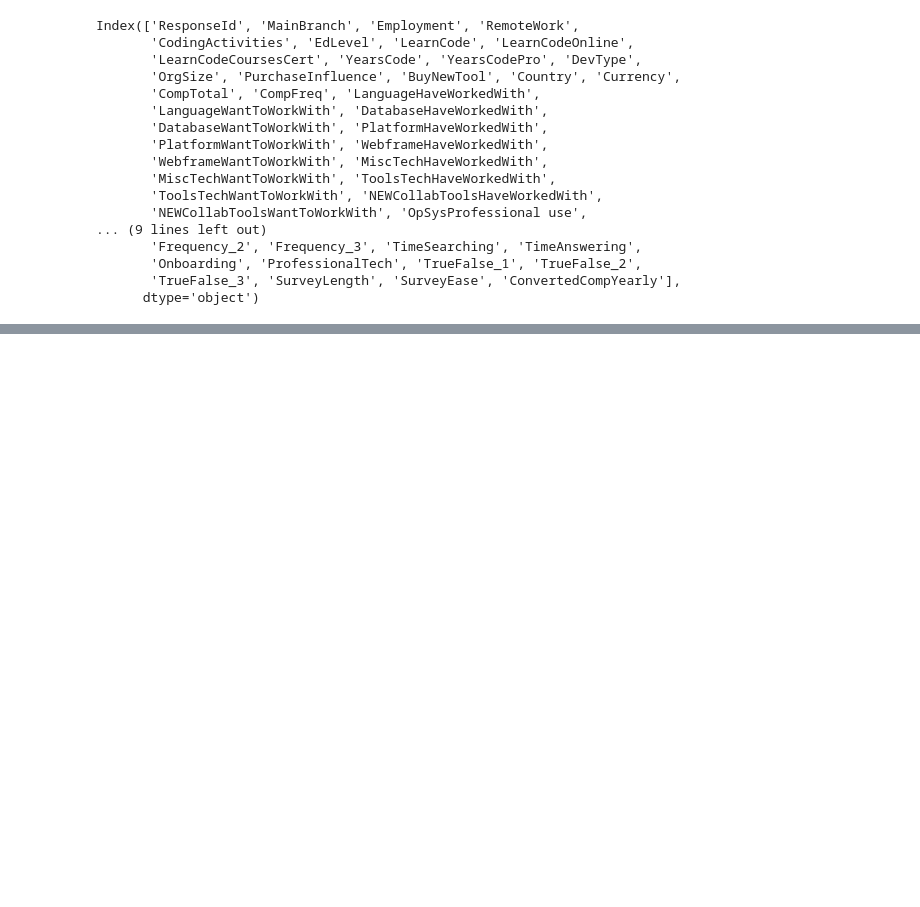
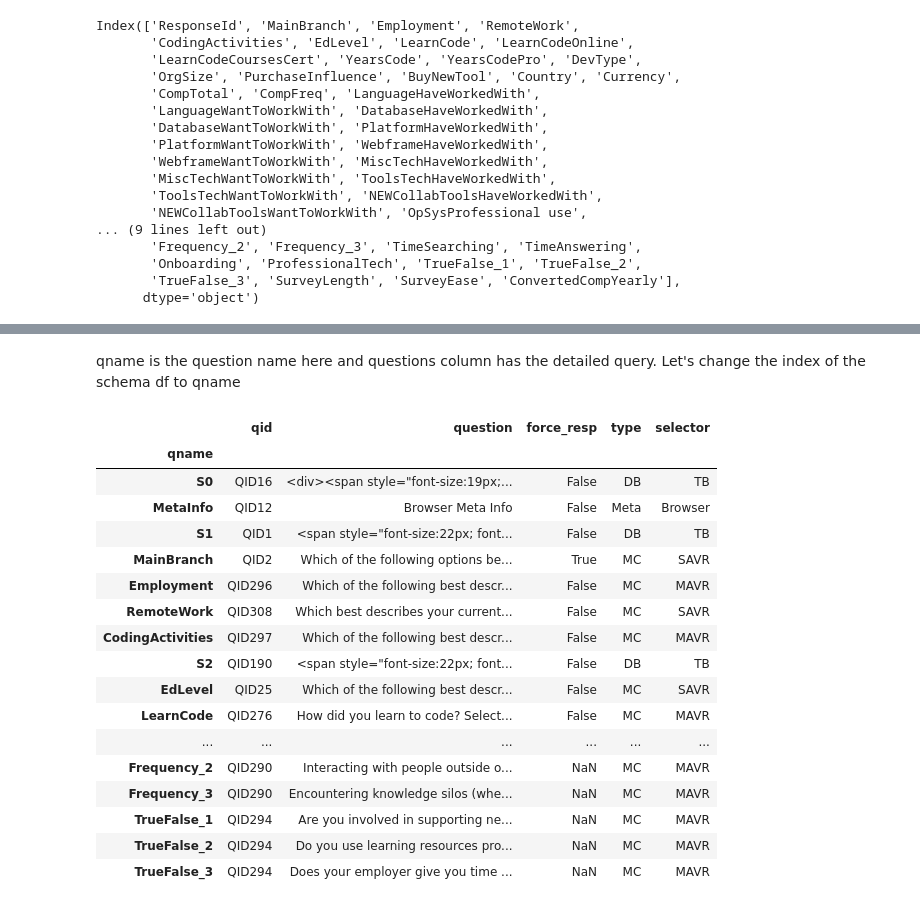
Before and after one commit to piyushrj100/Data_analysis, a Jupyter notebook: StackOverflow2022_EDA/Survey_2022.ipynb, the cells around one changed output, grey strips where cells are left out. Drawn from its saved outputs; the diff is of its cells as text; code cells hidden in the pictures; blank space fills up the shorter version.

```diff
--- a/StackOverflow2022_EDA/Survey_2022.ipynb
+++ b/StackOverflow2022_EDA/Survey_2022.ipynb
@@ -63,0 +91,23 @@ Index(['ResponseId', 'MainBranch', 'Employment', 'RemoteWork',
+# %% [markdown]
+qname is the question name here and questions column has the detailed query. Let's change the index of the schema df to qname
+# %%
+schema_df.set_index('qname')
+# %% [output]
+|  | qid | question | force_resp | type | selector |
+| qname |  |  |  |  |  |
+| S0 | QID16 | <div><span style="font-size:19px;... | False | DB | TB |
+| MetaInfo | QID12 | Browser Meta Info | False | Meta | Browser |
+| S1 | QID1 | <span style="font-size:22px; font... | False | DB | TB |
+| MainBranch | QID2 | Which of the following options be... | True | MC | SAVR |
+| Employment | QID296 | Which of the following best descr... | False | MC | MAVR |
+| RemoteWork | QID308 | Which best describes your current... | False | MC | SAVR |
+| CodingActivities | QID297 | Which of the following best descr... | False | MC | MAVR |
+| S2 | QID190 | <span style="font-size:22px; font... | False | DB | TB |
+| EdLevel | QID25 | Which of the following best descr... | False | MC | SAVR |
+| LearnCode | QID276 | How did you learn to code? Select... | False | MC | MAVR |
+| ... | ... | ... | ... | ... | ... |
+| Frequency_2 | QID290 | Interacting with people outside o... | NaN | MC | MAVR |
+| Frequency_3 | QID290 | Encountering knowledge silos (whe... | NaN | MC | MAVR |
+| TrueFalse_1 | QID294 | Are you involved in supporting ne... | NaN | MC | MAVR |
+| TrueFalse_2 | QID294 | Do you use learning resources pro... | NaN | MC | MAVR |
+| TrueFalse_3 | QID294 | Does your employer give you time ... | NaN | MC | MAVR |
```
Also changed, not shown: parts of 4 cells of this notebook.
